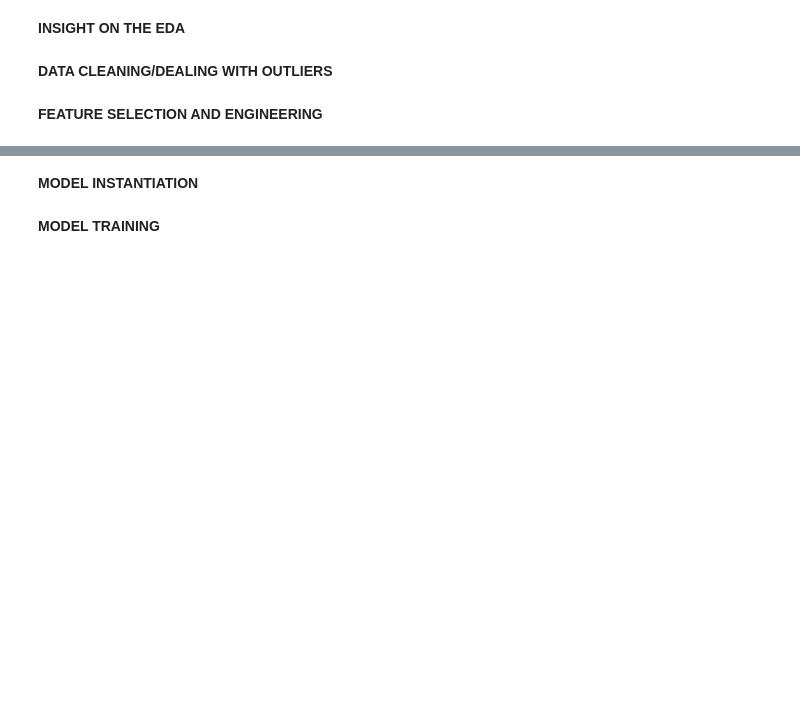
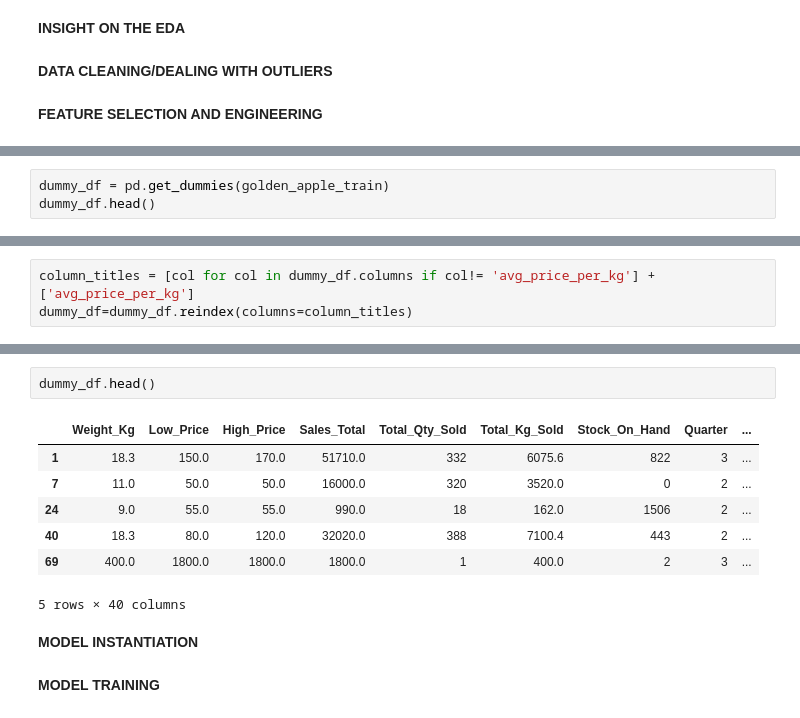
Before and after one commit to BigguyFM32/Regression-Team-TS1, a Jupyter notebook: Regression Team 1 Notebook.ipynb, the cells around one changed output, grey strips where cells are left out. Cells and saved outputs as stored; diff of their text form; blank space fills up the shorter version.

```diff
--- a/Regression Team 1 Notebook.ipynb
+++ b/Regression Team 1 Notebook.ipynb
@@ -339,0 +388,3 @@ plt.show()
+# %%
+dummy_df = pd.get_dummies(golden_apple_train)
+dummy_df.head()
@@ -339,0 +405,3 @@ plt.show()
+# %%
+column_titles = [col for col in dummy_df.columns if col!= 'avg_price_per_kg'] + ['avg_price_per_kg']
+dummy_df=dummy_df.reindex(columns=column_titles)
@@ -340,3 +452,13 @@ plt.show()
+# %%
+dummy_df.head()
+# %% [output]
+|  | Weight_Kg | Low_Price | High_Price | Sales_Total | Total_Qty_Sold | Total_Kg_Sold | Stock_On_Hand | Quarter | ... |
+| 1 | 18.3 | 150.0 | 170.0 | 51710.0 | 332 | 6075.6 | 822 | 3 | ... |
+| 7 | 11.0 | 50.0 | 50.0 | 16000.0 | 320 | 3520.0 | 0 | 2 | ... |
+| 24 | 9.0 | 55.0 | 55.0 | 990.0 | 18 | 162.0 | 1506 | 2 | ... |
+| 40 | 18.3 | 80.0 | 120.0 | 32020.0 | 388 | 7100.4 | 443 | 2 | ... |
+| 69 | 400.0 | 1800.0 | 1800.0 | 1800.0 | 1 | 400.0 | 2 | 3 | ... |
+5 rows × 40 columns
 # %% [markdown]
 **MODEL INSTANTIATION**
 # %% [markdown]
```
Also changed, not shown: parts of 19 cells of this notebook.
